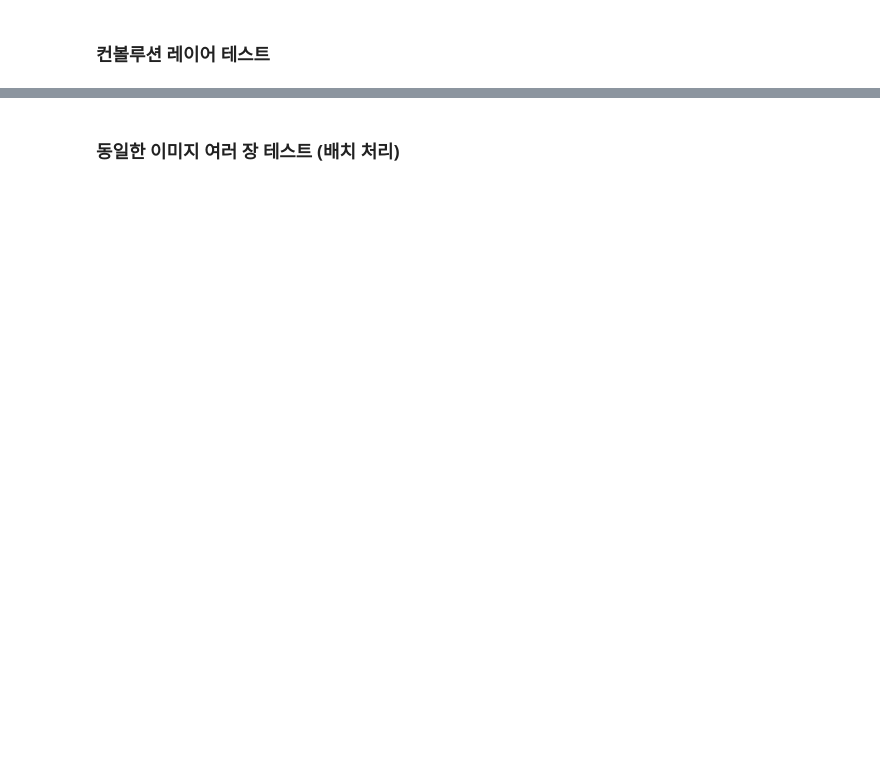
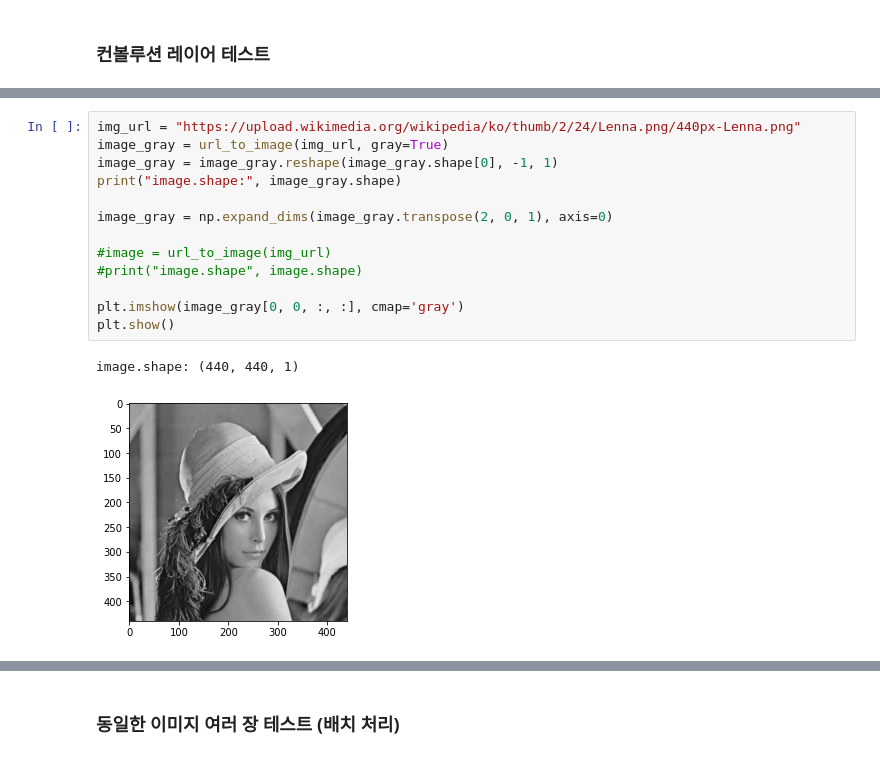
Before and after one commit to bye23mj/suanLee, a Jupyter notebook: DL_10_CNN.ipynb, the cells around one changed output, grey strips where cells are left out. Drawn from its saved outputs; the diff is of its cells as text; blank space fills up the shorter version.

```diff
--- a/DL_10_CNN.ipynb
+++ b/DL_10_CNN.ipynb
@@ -548,0 +654,16 @@ plt.show()
+# %%
+img_url = "https://upload.wikimedia.org/wikipedia/ko/thumb/2/24/Lenna.png/440px-Lenna.png"
+image_gray = url_to_image(img_url, gray=True)
+image_gray = image_gray.reshape(image_gray.shape[0], -1, 1)
+print("image.shape:", image_gray.shape)
+
+image_gray = np.expand_dims(image_gray.transpose(2, 0, 1), axis=0)
+
+#image = url_to_image(img_url)
+#print("image.shape", image.shape)
+
+plt.imshow(image_gray[0, 0, :, :], cmap='gray')
+plt.show()
+# %% [output]
+image.shape: (440, 440, 1)
+[figure, added]
```
Also changed, not shown: parts of 58 cells of this notebook.
